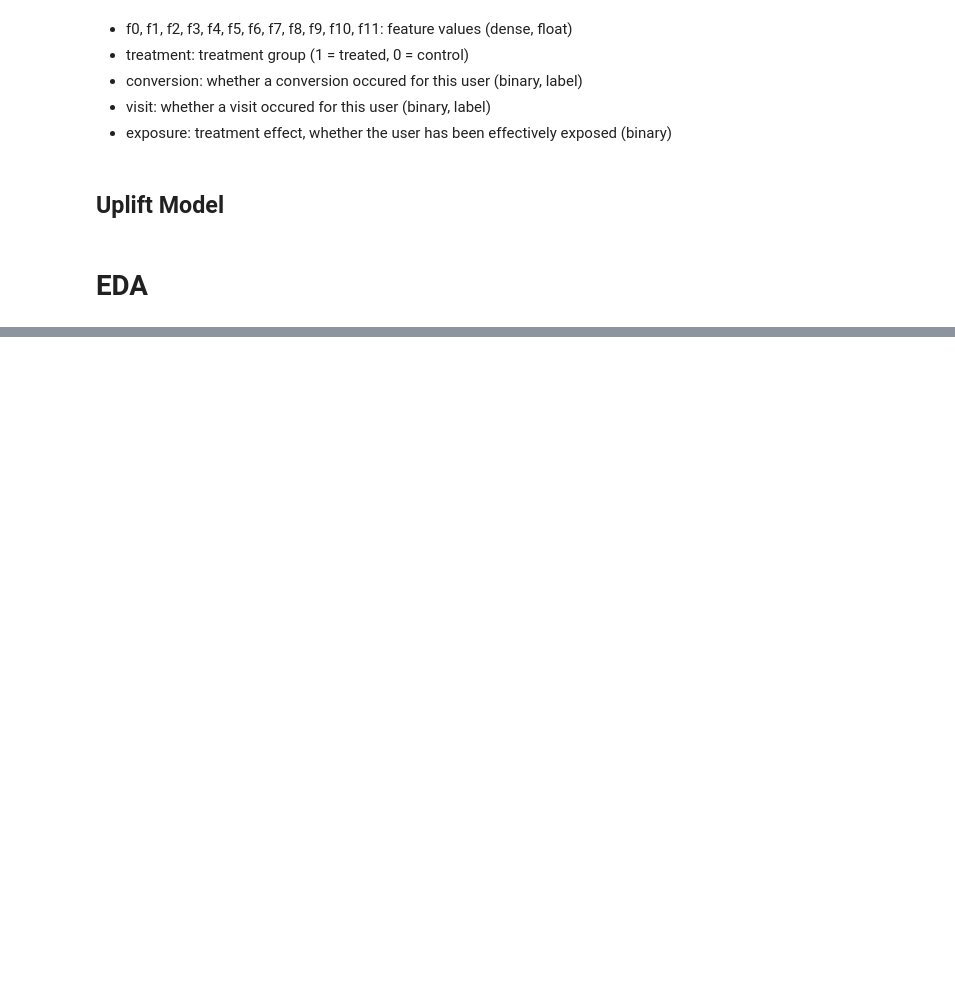
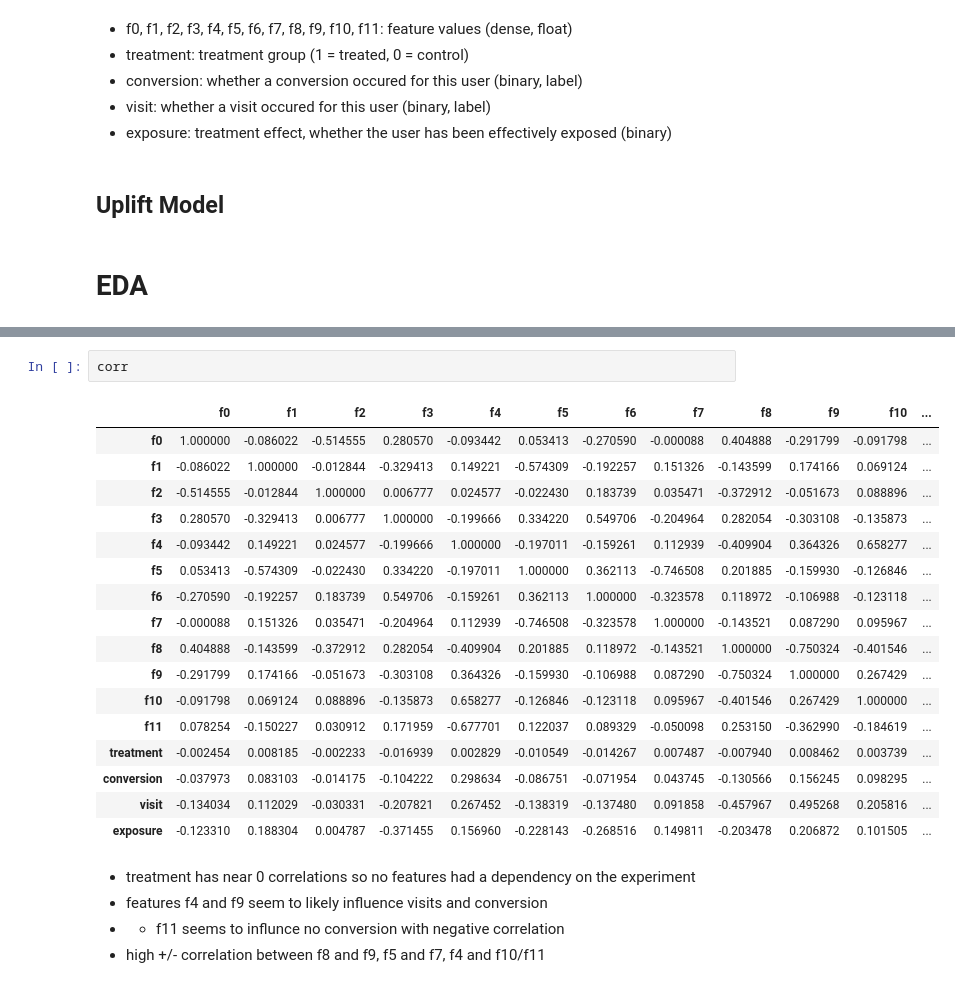
Before and after one commit to anicholson6/Personal-Portfolio, a Jupyter notebook: uplift-models/Criteo_Uplift_Model.ipynb, the cells around one changed output, grey strips where cells are left out. Drawn from its saved outputs; the diff is of its cells as text; blank space fills up the shorter version.

```diff
--- a/uplift-models/Criteo_Uplift_Model.ipynb
+++ b/uplift-models/Criteo_Uplift_Model.ipynb
@@ -31,0 +130,25 @@ ModuleNotFoundError: No module named 'matplotlib.backends.registry'
+# %%
+corr
+# %% [output]
+|  | f0 | f1 | f2 | f3 | f4 | f5 | f6 | f7 | f8 | f9 | f10 | ... |
+| f0 | 1.000000 | -0.086022 | -0.514555 | 0.280570 | -0.093442 | 0.053413 | -0.270590 | -0.000088 | 0.404888 | -0.291799 | -0.091798 | ... |
+| f1 | -0.086022 | 1.000000 | -0.012844 | -0.329413 | 0.149221 | -0.574309 | -0.192257 | 0.151326 | -0.143599 | 0.174166 | 0.069124 | ... |
+| f2 | -0.514555 | -0.012844 | 1.000000 | 0.006777 | 0.024577 | -0.022430 | 0.183739 | 0.035471 | -0.372912 | -0.051673 | 0.088896 | ... |
+| f3 | 0.280570 | -0.329413 | 0.006777 | 1.000000 | -0.199666 | 0.334220 | 0.549706 | -0.204964 | 0.282054 | -0.303108 | -0.135873 | ... |
+| f4 | -0.093442 | 0.149221 | 0.024577 | -0.199666 | 1.000000 | -0.197011 | -0.159261 | 0.112939 | -0.409904 | 0.364326 | 0.658277 | ... |
+| f5 | 0.053413 | -0.574309 | -0.022430 | 0.334220 | -0.197011 | 1.000000 | 0.362113 | -0.746508 | 0.201885 | -0.159930 | -0.126846 | ... |
+| f6 | -0.270590 | -0.192257 | 0.183739 | 0.549706 | -0.159261 | 0.362113 | 1.000000 | -0.323578 | 0.118972 | -0.106988 | -0.123118 | ... |
+| f7 | -0.000088 | 0.151326 | 0.035471 | -0.204964 | 0.112939 | -0.746508 | -0.323578 | 1.000000 | -0.143521 | 0.087290 | 0.095967 | ... |
+| f8 | 0.404888 | -0.143599 | -0.372912 | 0.282054 | -0.409904 | 0.201885 | 0.118972 | -0.143521 | 1.000000 | -0.750324 | -0.401546 | ... |
+| f9 | -0.291799 | 0.174166 | -0.051673 | -0.303108 | 0.364326 | -0.159930 | -0.106988 | 0.087290 | -0.750324 | 1.000000 | 0.267429 | ... |
+| f10 | -0.091798 | 0.069124 | 0.088896 | -0.135873 | 0.658277 | -0.126846 | -0.123118 | 0.095967 | -0.401546 | 0.267429 | 1.000000 | ... |
+| f11 | 0.078254 | -0.150227 | 0.030912 | 0.171959 | -0.677701 | 0.122037 | 0.089329 | -0.050098 | 0.253150 | -0.362990 | -0.184619 | ... |
+| treatment | -0.002454 | 0.008185 | -0.002233 | -0.016939 | 0.002829 | -0.010549 | -0.014267 | 0.007487 | -0.007940 | 0.008462 | 0.003739 | ... |
+| conversion | -0.037973 | 0.083103 | -0.014175 | -0.104222 | 0.298634 | -0.086751 | -0.071954 | 0.043745 | -0.130566 | 0.156245 | 0.098295 | ... |
+| visit | -0.134034 | 0.112029 | -0.030331 | -0.207821 | 0.267452 | -0.138319 | -0.137480 | 0.091858 | -0.457967 | 0.495268 | 0.205816 | ... |
+| exposure | -0.123310 | 0.188304 | 0.004787 | -0.371455 | 0.156960 | -0.228143 | -0.268516 | 0.149811 | -0.203478 | 0.206872 | 0.101505 | ... |
+# %% [markdown]
+* treatment has near 0 correlations so no features had a dependency on the experiment
+* features f4 and f9 seem to likely influence visits and conversion
+* * f11 seems to influnce no conversion with negative correlation
+* high +/- correlation between f8 and f9, f5 and f7, f4 and f10/f11
```
Also changed, not shown: parts of 14 cells of this notebook.
